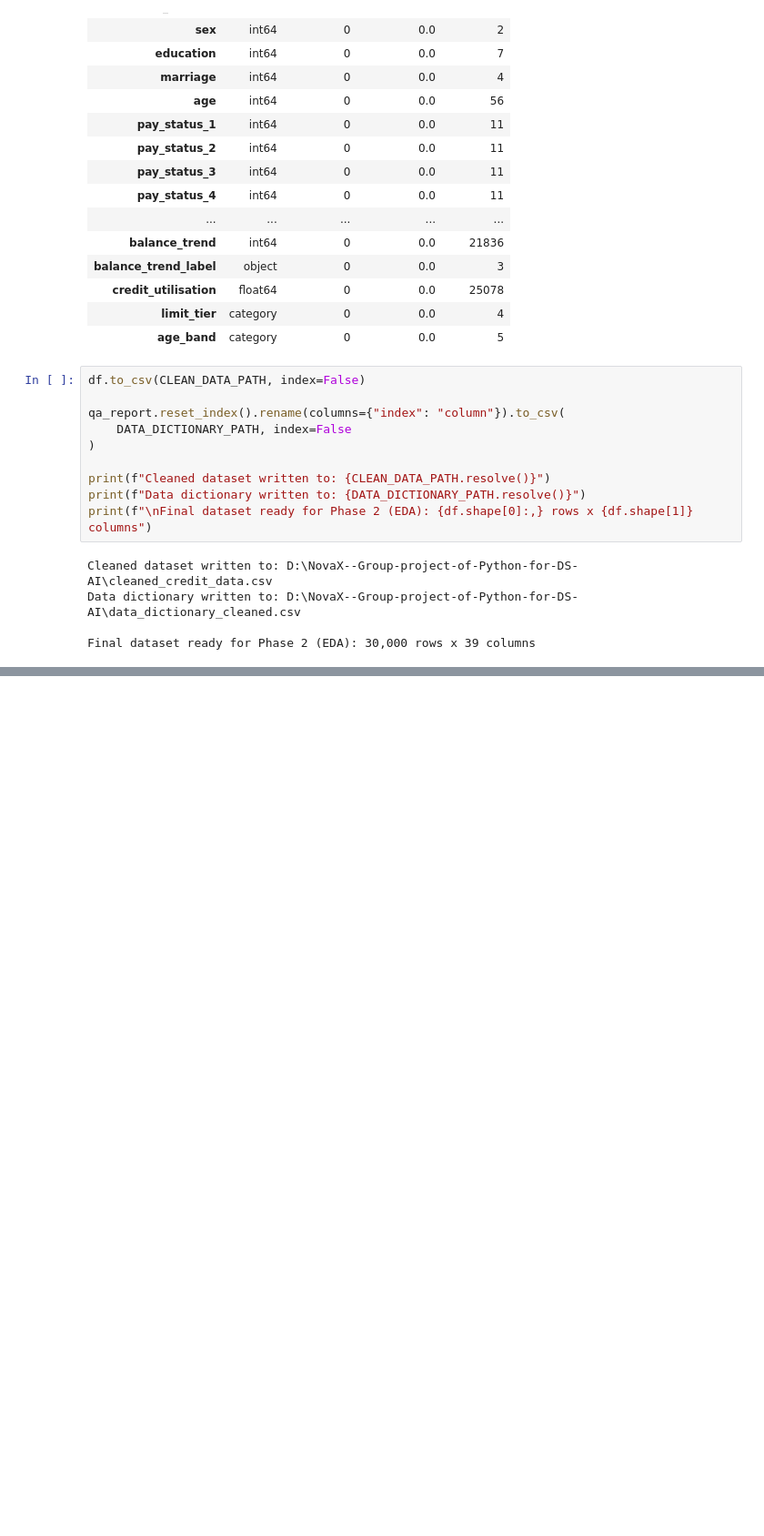
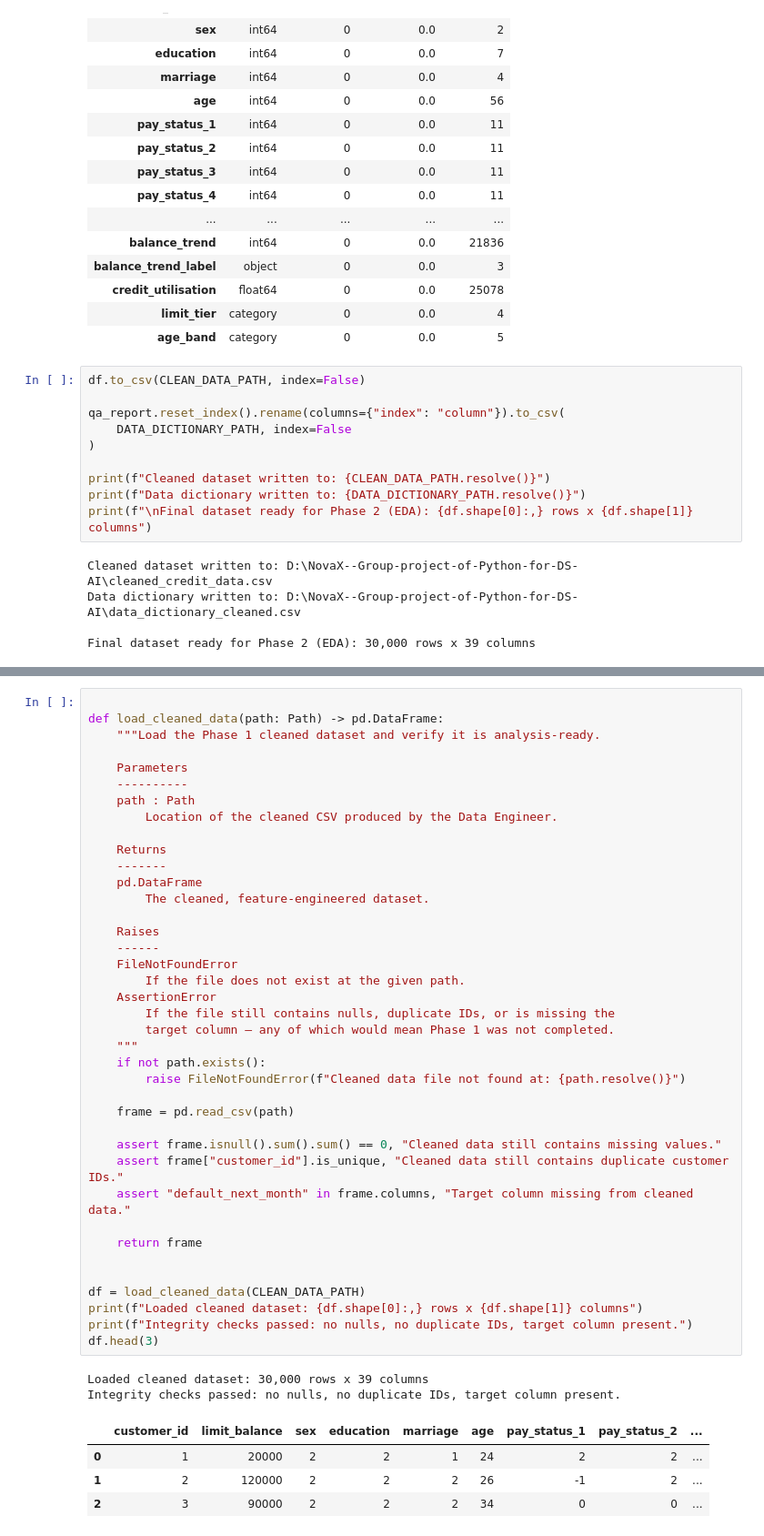
Before and after one commit to Dewmi2004/NovaX--Group-project-of-Python-for-DS-AI, a Jupyter notebook: NovaX.ipynb, the cells around one changed output, grey strips where cells are left out. Shown at 91% size. Drawn from its saved outputs; the diff is of its cells as text; blank space fills up the shorter version.

Commit message:
load clean data,reverify integrity and set over all  default rate

```diff
--- a/NovaX.ipynb
+++ b/NovaX.ipynb
@@ -559,0 +586,46 @@ Final dataset ready for Phase 2 (EDA): 30,000 rows x 39 columns
+# %%
+
+def load_cleaned_data(path: Path) -> pd.DataFrame:
+    """Load the Phase 1 cleaned dataset and verify it is analysis-ready.
+
+    Parameters
+    ----------
+    path : Path
+        Location of the cleaned CSV produced by the Data Engineer.
+
+    Returns
+    -------
+    pd.DataFrame
+        The cleaned, feature-engineered dataset.
+
+    Raises
+    ------
+    FileNotFoundError
+        If the file does not exist at the given path.
+    AssertionError
+        If the file still contains nulls, duplicate IDs, or is missing the
+        target column — any of which would mean Phase 1 was not completed.
+    """
+    if not path.exists():
+        raise FileNotFoundError(f"Cleaned data file not found at: {path.resolve()}")
+
+    frame = pd.read_csv(path)
+
+    assert frame.isnull().sum().sum() == 0, "Cleaned data still contains missing values."
+    assert frame["customer_id"].is_unique, "Cleaned data still contains duplicate customer IDs."
+    assert "default_next_month" in frame.columns, "Target column missing from cleaned data."
+
+    return frame
+
+
+df = load_cleaned_data(CLEAN_DATA_PATH)
+print(f"Loaded cleaned dataset: {df.shape[0]:,} rows x {df.shape[1]} columns")
+print(f"Integrity checks passed: no nulls, no duplicate IDs, target column present.")
+df.head(3)
+# %% [output]
+Loaded cleaned dataset: 30,000 rows x 39 columns
+Integrity checks passed: no nulls, no duplicate IDs, target column present.
+|  | customer_id | limit_balance | sex | education | marriage | age | pay_status_1 | pay_status_2 | ... |
+| 0 | 1 | 20000 | 2 | 2 | 1 | 24 | 2 | 2 | ... |
+| 1 | 2 | 120000 | 2 | 2 | 2 | 26 | -1 | 2 | ... |
+| 2 | 3 | 90000 | 2 | 2 | 2 | 34 | 0 | 0 | ... |
```
Also changed, not shown: parts of 2 cells of this notebook.
